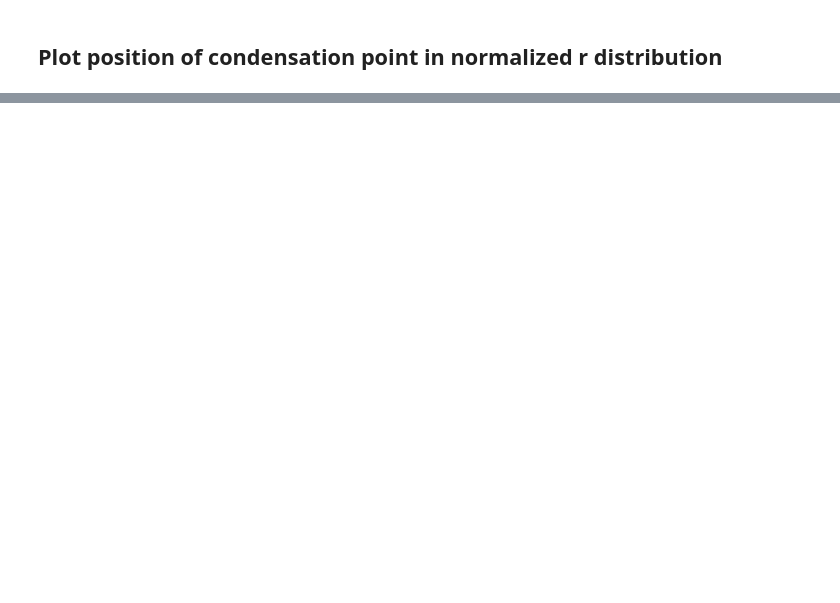
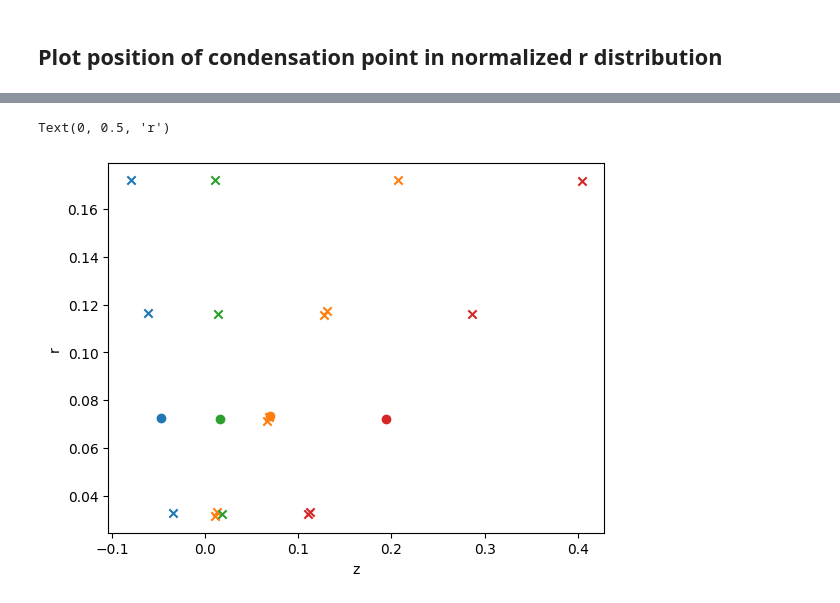
Before and after one commit to gnn-tracking/klieret-gnn-tracking-experiments, a Jupyter notebook: notebooks/0200_fixed_ec_condensation_points.ipynb, the cells around one changed output, grey strips where cells are left out. Drawn from its saved outputs; the diff is of its cells as text; code cells hidden in the pictures; blank space fills up the shorter version.

```diff
--- a/notebooks/0200_fixed_ec_condensation_points.ipynb
+++ b/notebooks/0200_fixed_ec_condensation_points.ipynb
@@ -135,0 +225,24 @@ Text(0, 0.5, 'count')
+# %%
+def unison_shuffled_copies(*arrays):
+    size = int(min(len(a) for a in arrays))
+    p = np.random.permutation(size)
+    # not everything can be/is a numpy array
+    ret = []
+    for array in arrays:
+        ret.append(
+            [array[i] for i in p]
+        )
+    return ret
+# %%
+fig, ax = plt.subplots()
+colors = np.array(plt.rcParams['axes.prop_cycle'].by_key()['color'])
+for i, (pid, r, z, _other_rs, _other_zs) in enumerate(list(zip(*unison_shuffled_copies(pids, rs, zs, other_rs, other_zs)))[:4]):
+    color = colors[i]
+    ax.scatter(z, r, marker="o", color=color, label=pid)
+    ax.scatter(_other_zs, _other_rs,  marker="x", color=color)
+# ax.legend()
+ax.set_xlabel("z")
+ax.set_ylabel("r")
+# %% [output]
+Text(0, 0.5, 'r')
+[figure, added]
```
Also changed, not shown: parts of 15 cells of this notebook.
